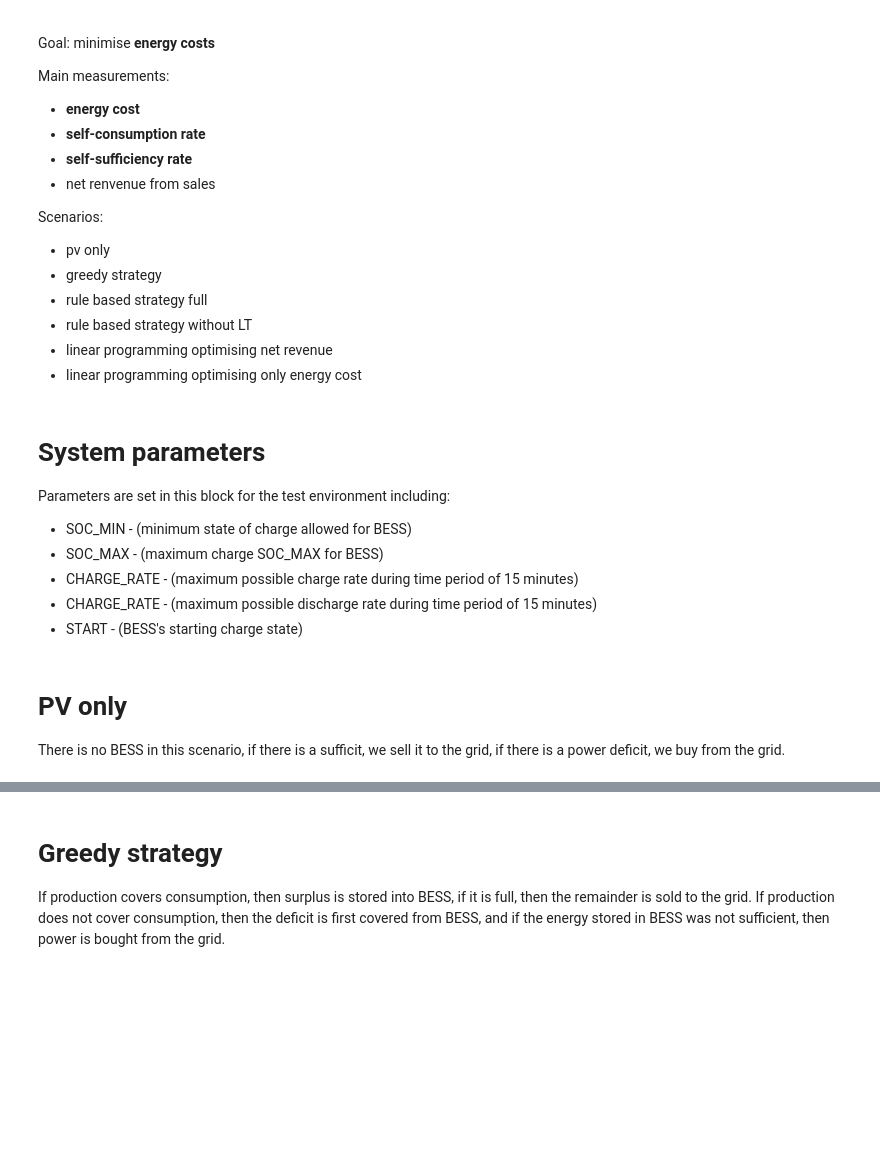
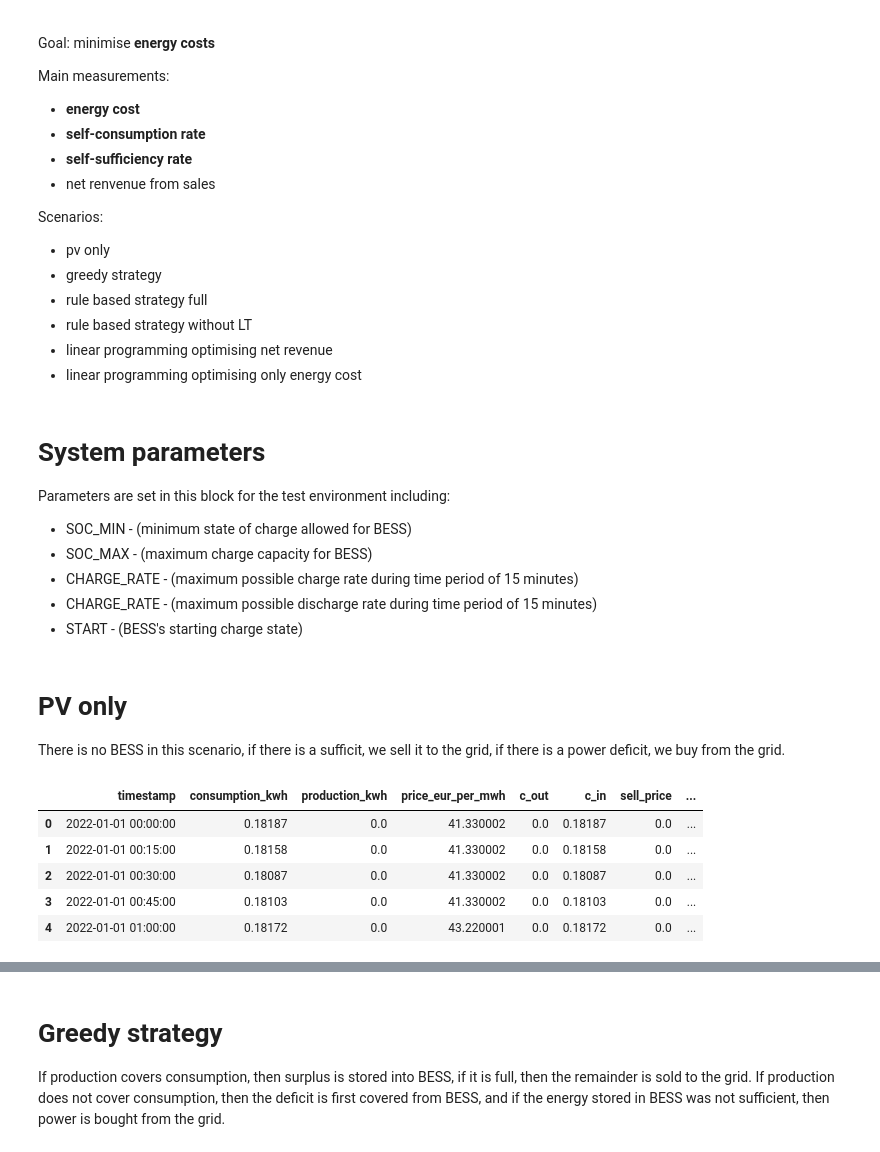
Before and after one commit to TolnaiGergo/EnergyCommunity, a Jupyter notebook: test.ipynb, the cells around one changed output, grey strips where cells are left out. Drawn from its saved outputs; the diff is of its cells as text; code cells hidden in the pictures; blank space fills up the shorter version.

```diff
--- a/test.ipynb
+++ b/test.ipynb
@@ -343,11 +343,11 @@ Scenarios:
 # %% [markdown]
 # System parameters
 Parameters are set in this block for the test environment including:
-* SOC_MIN - (minimum state of charge allowed for BESS)
-* SOC_MAX - (maximum charge SOC_MAX for BESS)
+* SOC_MIN     - (minimum state of charge allowed for BESS)
+* SOC_MAX     - (maximum charge capacity for BESS)
 * CHARGE_RATE - (maximum possible charge rate during time period of 15 minutes)
 * CHARGE_RATE - (maximum possible discharge rate during time period of 15 minutes)
-* START - (BESS's starting charge state)
+* START       - (BESS's starting charge state)
 # %%
 SOC_MIN = 0
 SOC_MAX = 50
@@ -359,11 +359,18 @@ START = 0
 
 There is no BESS in this scenario, if there is a sufficit, we sell it to the grid, if there is a power deficit, we buy from the grid.
 # %%
-pv = process.assign(c_in = lambda x: np.where(x['production_kwh'] - x['consumption_kwh'] > 0, (x['production_kwh'] - x['consumption_kwh']), 0),
-                    c_out   = lambda x: np.where(x['consumption_kwh'] - x['production_kwh'] > 0, (x['consumption_kwh'] - x['production_kwh']), 0),
-                    sell_price = lambda x: x["c_in"]*x["price_eur_per_mwh"]*0.00025,
-                    buy_price = lambda x: x["c_out"]*x["price_eur_per_mwh"]*0.00025,
+pv = process.assign(c_out = lambda x: np.where(x['production_kwh'] - x['consumption_kwh'] > 0, (x['production_kwh'] - x['consumption_kwh']), 0),
+                    c_in   = lambda x: np.where(x['consumption_kwh'] - x['production_kwh'] > 0, (x['consumption_kwh'] - x['production_kwh']), 0),
+                    sell_price = lambda x: x["c_out"]*x["price_eur_per_mwh"]*0.00025,
+                    buy_price = lambda x: x["c_in"]*x["price_eur_per_mwh"]*0.00025,
                     net_revenue = lambda x: x["sell_price"] - x["buy_price"])
 
 pv.head()
+# %% [output]
+|  | timestamp | consumption_kwh | production_kwh | price_eur_per_mwh | c_out | c_in | sell_price | ... |
+| 0 | 2022-01-01 00:00:00 | 0.18187 | 0.0 | 41.330002 | 0.0 | 0.18187 | 0.0 | ... |
+| 1 | 2022-01-01 00:15:00 | 0.18158 | 0.0 | 41.330002 | 0.0 | 0.18158 | 0.0 | ... |
+| 2 | 2022-01-01 00:30:00 | 0.18087 | 0.0 | 41.330002 | 0.0 | 0.18087 | 0.0 | ... |
+| 3 | 2022-01-01 00:45:00 | 0.18103 | 0.0 | 41.330002 | 0.0 | 0.18103 | 0.0 | ... |
+| 4 | 2022-01-01 01:00:00 | 0.18172 | 0.0 | 43.220001 | 0.0 | 0.18172 | 0.0 | ... |
 # %%
```
Also changed, not shown: parts of 3 cells of this notebook.
